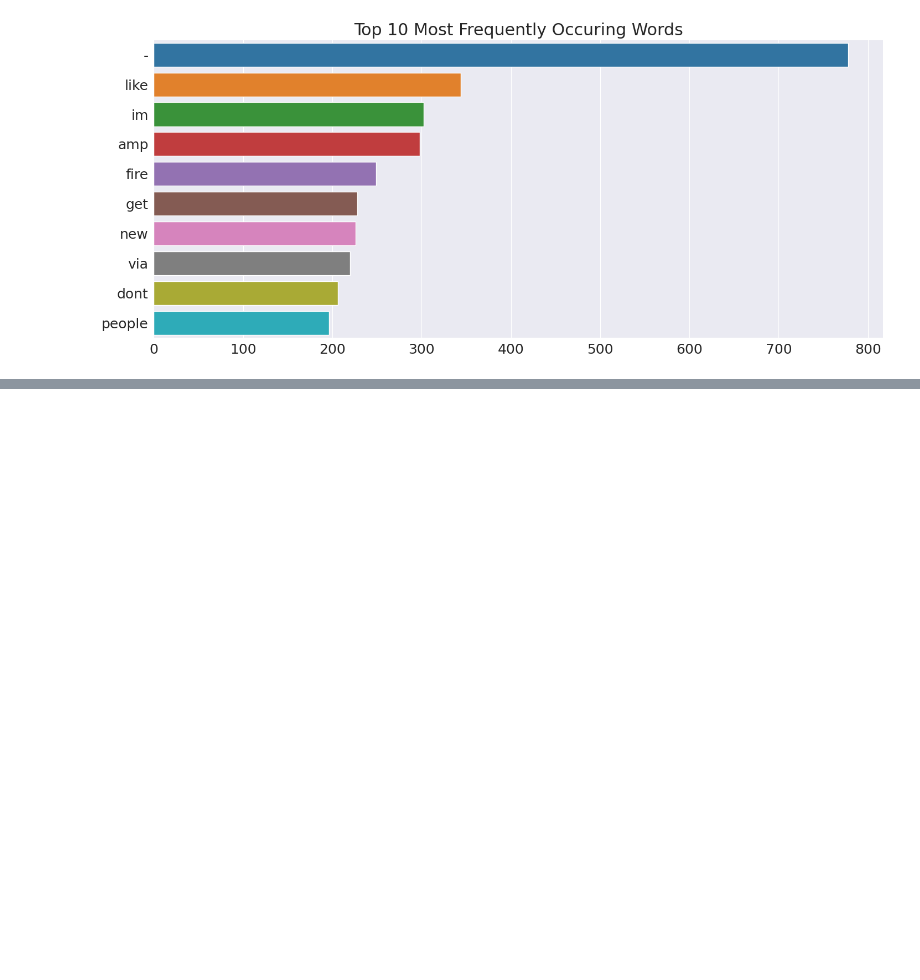
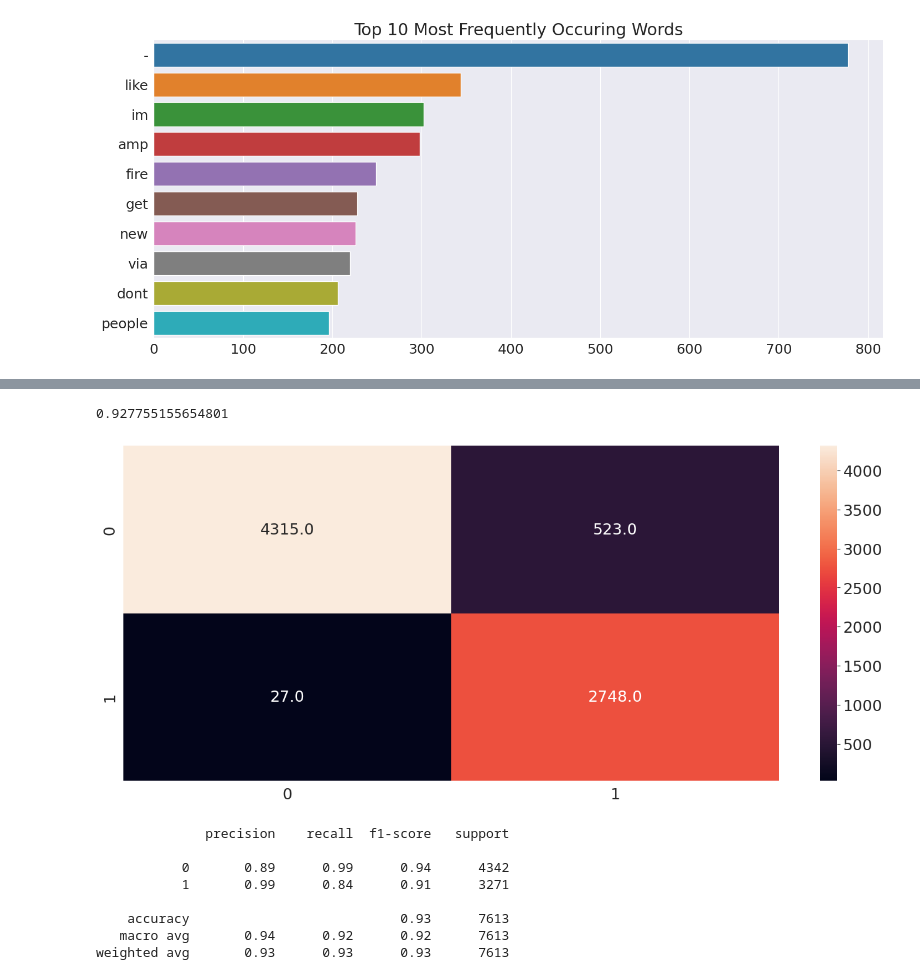
Before and after one commit to PremKumar-V/NLP_Projects, a Jupyter notebook: Disaster_Tweets_Classification.ipynb, the cells around one changed output, grey strips where cells are left out. Drawn from its saved outputs; the diff is of its cells as text; code cells hidden in the pictures; blank space fills up the shorter version.

```diff
--- a/Disaster_Tweets_Classification.ipynb
+++ b/Disaster_Tweets_Classification.ipynb
@@ -214,0 +307,16 @@ n_grams((3, 3))
+# %%
+model2 = ModelPreprocess(snowballStemmer.stem, nltk.tokenize.TreebankWordTokenizer().tokenize, vectorizer)
+trainInputs, trainTargets, testInputs, vocab = model2.preprocess()
+
+train(trainInputs, trainTargets)
+# %% [output]
+0.927755155654801
+[figure, added]
+              precision    recall  f1-score   support
+
+           0       0.89      0.99      0.94      4342
+           1       0.99      0.84      0.91      3271
+
+    accuracy                           0.93      7613
+   macro avg       0.94      0.92      0.92      7613
+weighted avg       0.93      0.93      0.93      7613
```
Also changed, not shown: parts of 22 cells of this notebook.
